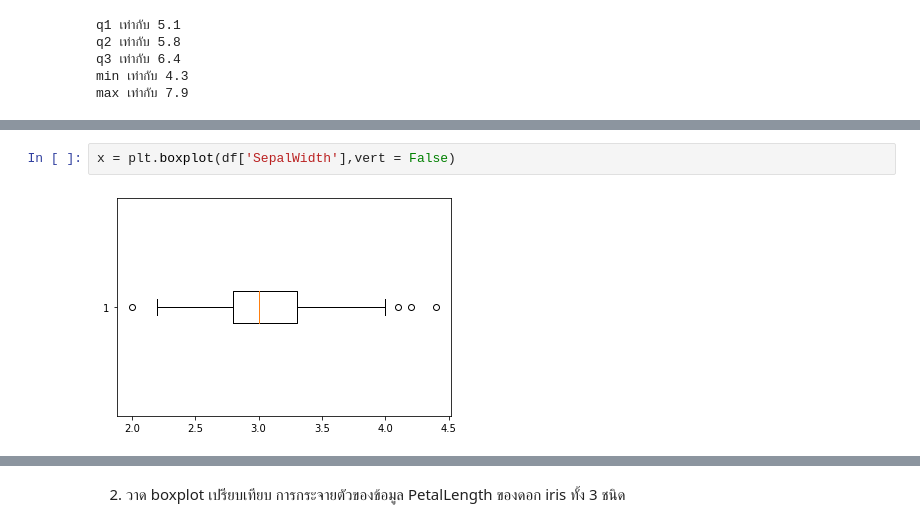
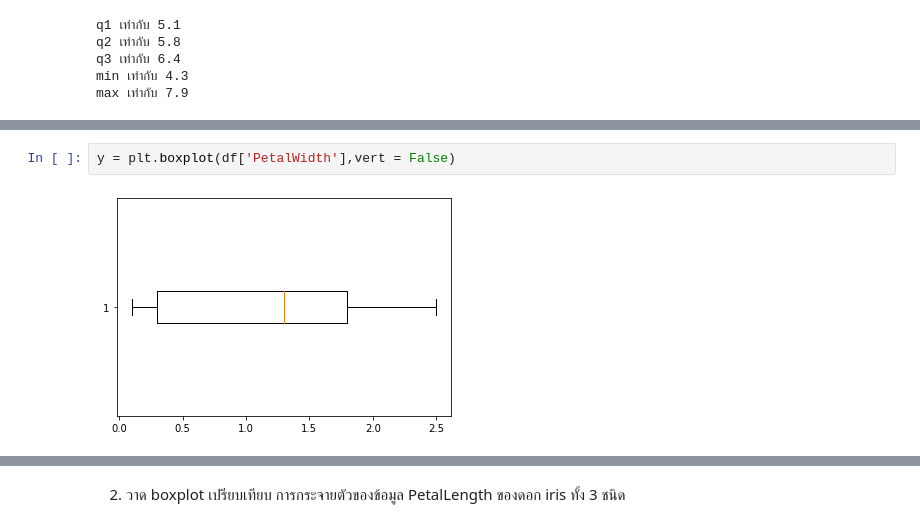
Before and after one commit to 623021000-1thaksina/data_viz_2022, a Jupyter notebook: DataViz02_Data_Distribution_.ipynb, the cells around one changed output, grey strips where cells are left out. Saved outputs shown, nothing was run; the diff lists cells and outputs as text.

```diff
--- a/DataViz02_Data_Distribution_.ipynb
+++ b/DataViz02_Data_Distribution_.ipynb
@@ -323,6 +323,6 @@ q3 เท่ากับ 1.075
 min เท่ากับ 0.9625
 max เท่ากับ 1.0375
 # %%
-x = plt.boxplot(df['SepalWidth'],vert = False)
+y = plt.boxplot(df['PetalWidth'],vert = False)
 # %% [output]
-[figure, old version]
+[figure, new version]
```
Also changed, not shown: parts of 24 cells of this notebook.
